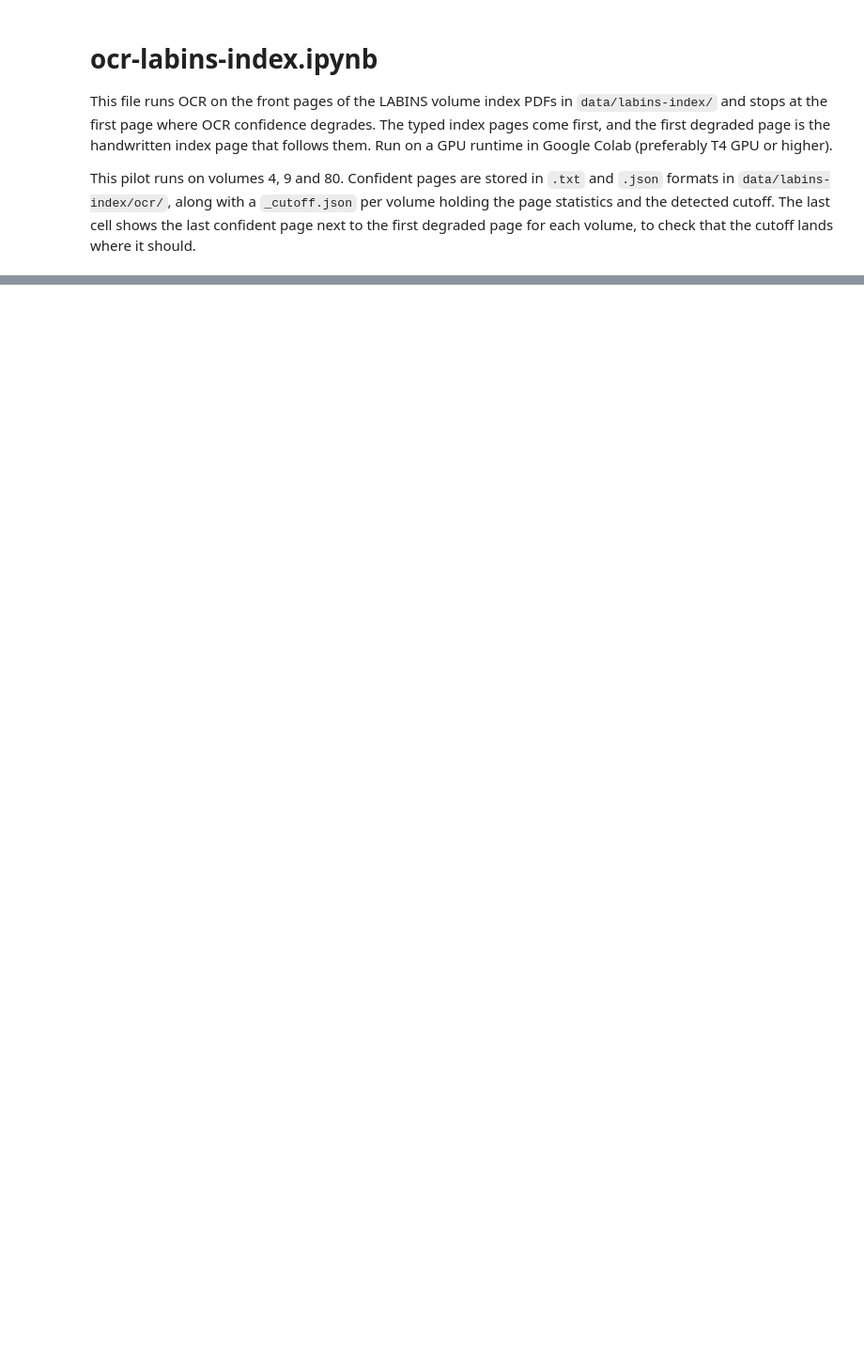
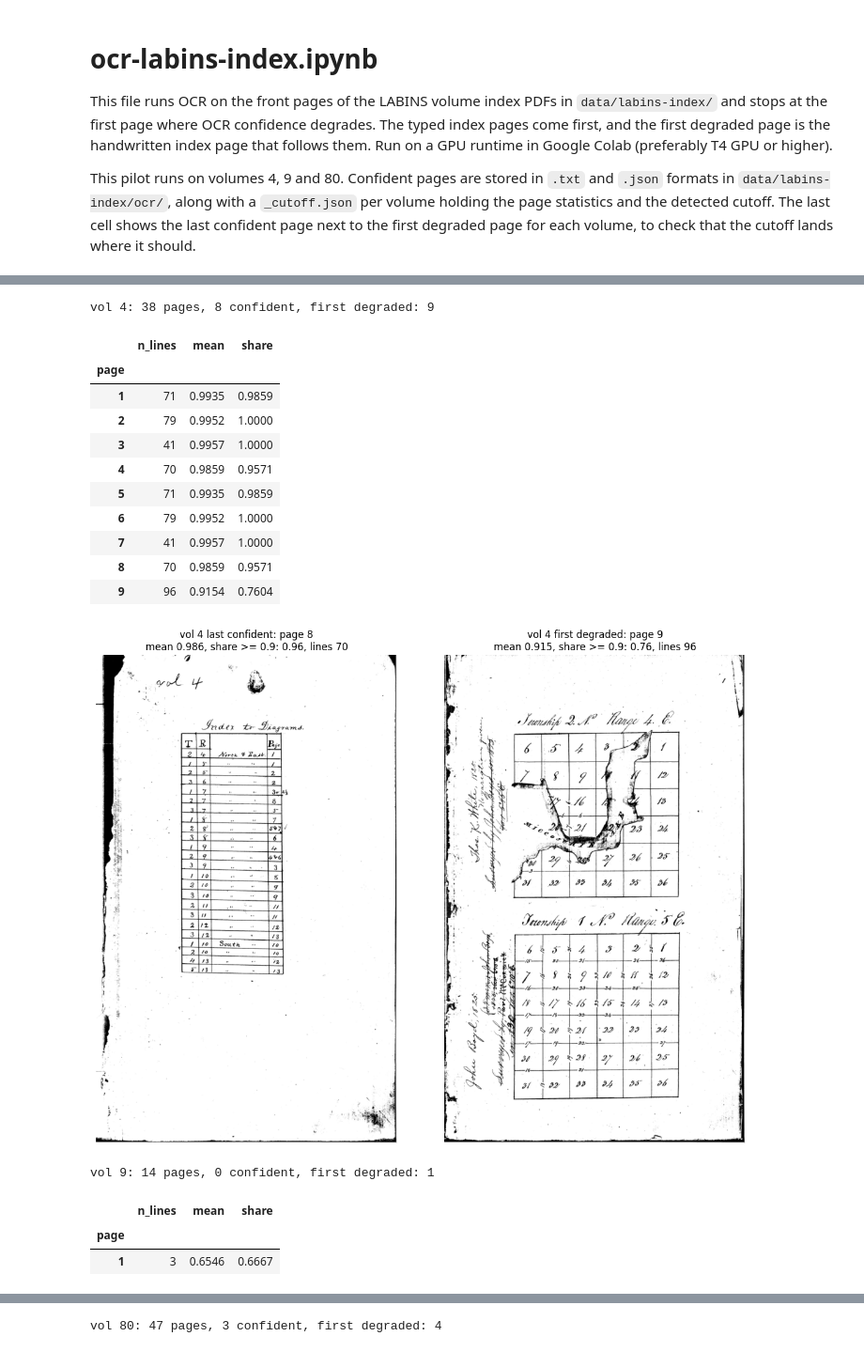
Before and after one commit to jwrampino/armed-occupation-act, a Jupyter notebook: ocr-labins-index.ipynb, the cells around one changed output, grey strips where cells are left out. Shown at 94% size. Drawn from its saved outputs; the diff is of its cells as text; code cells hidden in the pictures; blank space fills up the shorter version.

Commit message:
index ocr test

```diff
--- a/ocr-labins-index.ipynb
+++ b/ocr-labins-index.ipynb
@@ -59,8 +91,8 @@ from paddleocr import PaddleOCR
 
 # set dir
 DATA_DIR = "/content/drive/MyDrive/armed-occupation-act/data"
-IN_DIR = Path(DATA_DIR) / "labins-index"
-OUT_DIR = IN_DIR / "ocr"
+IN_DIR = Path(DATA_DIR)
+OUT_DIR = IN_DIR / "labins-ocr"
 OUT_DIR.mkdir(exist_ok=True)
 
 # config
@@ -151,33 +191,48 @@ import pymupdf
 import matplotlib.pyplot as plt
 from pathlib import Path
 
 # set dir
-DATA_DIR = "/content/drive/MyDrive/armed-occupation-act/data"
-IN_DIR = Path(DATA_DIR) / "labins-index"
-OUT_DIR = IN_DIR / "ocr"
 VOLS = [4, 9, 80]
 SHOW_PX = 1100   # long side of displayed page in px
 
 # page image
 def page_img(doc, i):
     zoom = SHOW_PX / max(doc[i].rect.width, doc[i].rect.height)
     pix = doc[i].get_pixmap(matrix=pymupdf.Matrix(zoom, zoom))
     return np.frombuffer(pix.samples, np.uint8).reshape(pix.height, pix.width, 3)
 
 # last confident vs first degraded
 for v in VOLS:
     cut = json.loads((OUT_DIR / f"vol{v:03d}_cutoff.json").read_text())
     doc = pymupdf.open(IN_DIR / f"vol{v:03d}.pdf")
     st = pd.DataFrame(cut["stats"]).set_index("page")
     print(f"vol {v}: {cut['n_pages']} pages, {cut['n_good']} confident, first degraded: {cut['first_degraded']}")
     display(st)   # stats for every page examined
     fig, axes = plt.subplots(1, 2, figsize=(12, 9))
     for ax, (label, p) in zip(axes, [("last confident", cut["n_good"]), ("first degraded", cut["first_degraded"])]):
         ax.axis("off")
         if p:
             ax.imshow(page_img(doc, p - 1))
             ax.set_title(f"vol {v} {label}: page {p}\nmean {st.loc[p, 'mean']:.3f}, share >= {cut['line_min']}: {st.loc[p, 'share']:.2f}, lines {st.loc[p, 'n_lines']}")
         else:
             ax.set_title(f"vol {v} {label}: none")
     plt.tight_layout()
     plt.show()
+# %% [output]
+vol 4: 38 pages, 8 confident, first degraded: 9
+|  | n_lines | mean | share |
+| page |  |  |  |
+| 1 | 71 | 0.9935 | 0.9859 |
+| 2 | 79 | 0.9952 | 1.0000 |
+| 3 | 41 | 0.9957 | 1.0000 |
+| 4 | 70 | 0.9859 | 0.9571 |
+| 5 | 71 | 0.9935 | 0.9859 |
+| 6 | 79 | 0.9952 | 1.0000 |
+| 7 | 41 | 0.9957 | 1.0000 |
+| 8 | 70 | 0.9859 | 0.9571 |
+| 9 | 96 | 0.9154 | 0.7604 |
+[figure, added]
+vol 9: 14 pages, 0 confident, first degraded: 1
+|  | n_lines | mean | share |
+| page |  |  |  |
+| 1 | 3 | 0.6546 | 0.6667 |
@@ -183,0 +240 @@ for v in VOLS:
+vol 80: 47 pages, 3 confident, first degraded: 4
```
Also changed, not shown: parts of 4 cells of this notebook, 31 other files.
